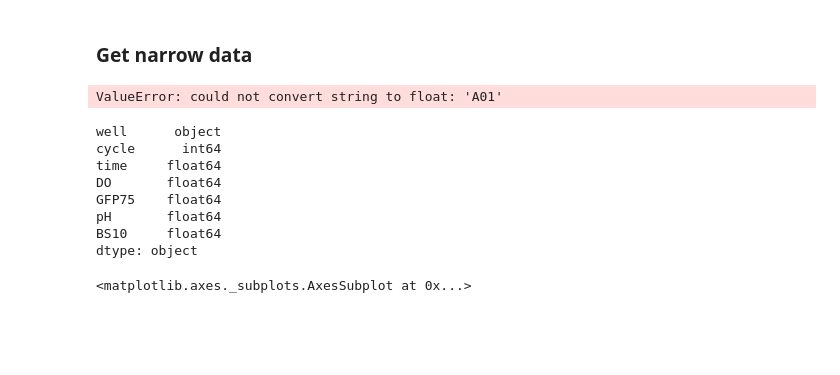
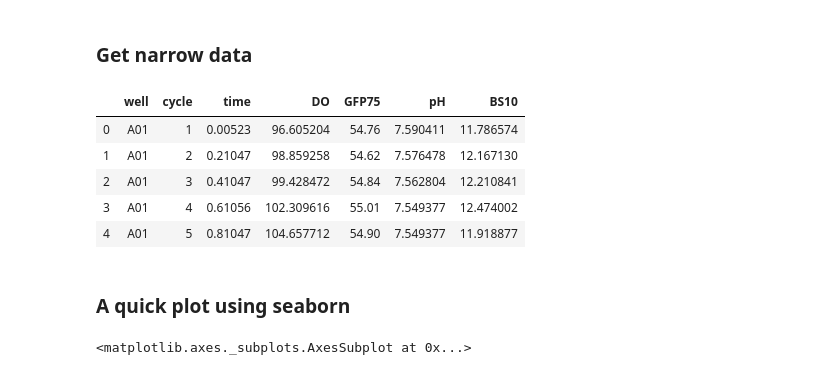
Before and after one commit to JuBiotech/bletl, a Jupyter notebook: examples/BioLectorOne_NarrowData.ipynb, the cells around one changed output. Cells and saved outputs as stored; diff of their text form; code cells hidden in the pictures; blank space fills up the shorter version.

```diff
--- a/examples/BioLectorOne_NarrowData.ipynb
+++ b/examples/BioLectorOne_NarrowData.ipynb
@@ -22,21 +22,17 @@ bldata
 # %% [markdown]
 ### Get narrow data
 # %%
-narrow = bldata.get_narrow_data()
+narrow = bldata.get_unified_narrow_data()
 narrow.head()
 # %% [output]
-ValueError: could not convert string to float: 'A01'
+|  | well | cycle | time | DO | GFP75 | pH | BS10 |
+| 0 | A01 | 1 | 0.00523 | 96.605204 | 54.76 | 7.590411 | 11.786574 |
+| 1 | A01 | 2 | 0.21047 | 98.859258 | 54.62 | 7.576478 | 12.167130 |
+| 2 | A01 | 3 | 0.41047 | 99.428472 | 54.84 | 7.562804 | 12.210841 |
+| 3 | A01 | 4 | 0.61056 | 102.309616 | 55.01 | 7.549377 | 12.474002 |
+| 4 | A01 | 5 | 0.81047 | 104.657712 | 54.90 | 7.549377 | 11.918877 |
-# %%
-narrow.dtypes
-# %% [output]
-well      object
-cycle      int64
-time     float64
-DO       float64
-GFP75    float64
-pH       float64
-BS10     float64
-dtype: object
+# %% [markdown]
+### A quick plot using seaborn
 # %%
 seaborn.lineplot(data=narrow.groupby('well').get_group('A01'), x='time', y='BS10')
 # %% [output]
```
Also changed, not shown: parts of 2 cells of this notebook.
